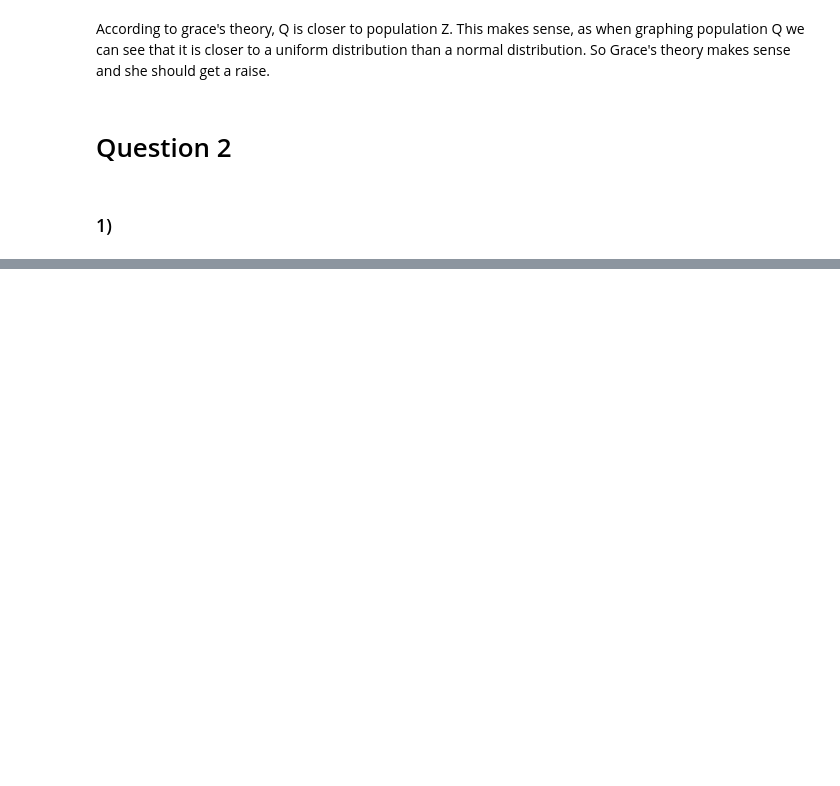
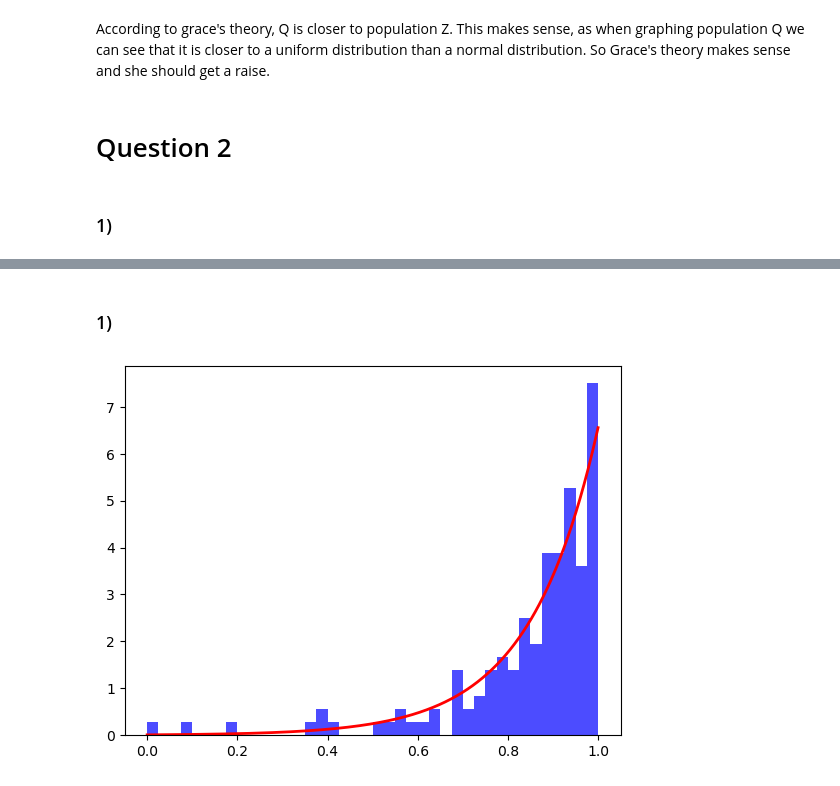
Before and after one commit to kennethaldridge/DS4400-HW, a Jupyter notebook: coding_exam2/ds4400_exam2.ipynb, the cells around one changed output, grey strips where cells are left out. Drawn from its saved outputs; the diff is of its cells as text; code cells hidden in the pictures; blank space fills up the shorter version.

```diff
--- a/coding_exam2/ds4400_exam2.ipynb
+++ b/coding_exam2/ds4400_exam2.ipynb
@@ -191,0 +336,17 @@ According to grace's theory, Q is closer to population Z. This makes sense, as w
+# %% [markdown]
+### 1)
+# %%
+# flipped and move up 1
+theta1 = 1/np.mean(-(X-1))
+def p1(x):
+    return theta1 * np.exp(theta1*(x-1))
+
+x = np.linspace(min(X), max(X), 1000)
+
+y = p1(x)
+
+plt.hist(X, 40, facecolor='blue', alpha=0.7, density=True)
+plt.plot(x, y, color='red', linewidth=2)
+plt.show()
+# %% [output]
+[figure, added]
```
Also changed, not shown: parts of 24 cells of this notebook, 1 other file.
